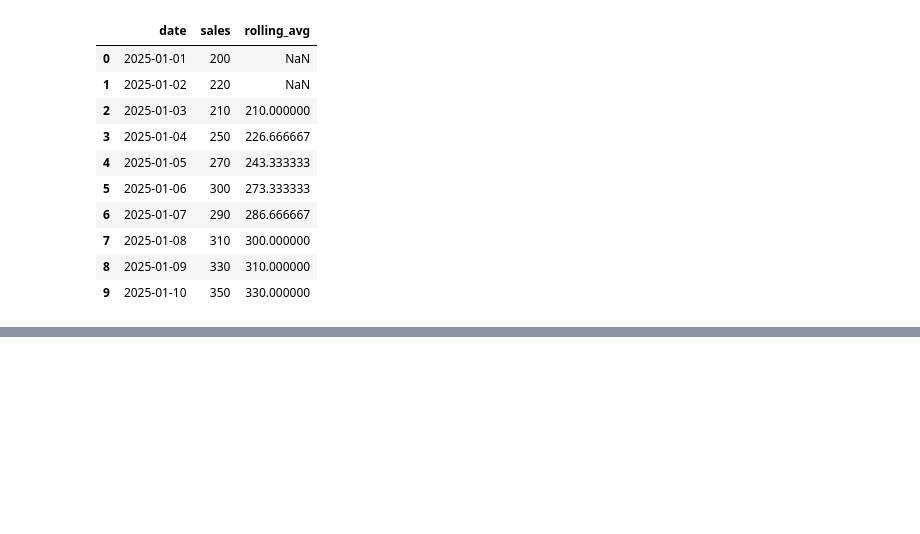
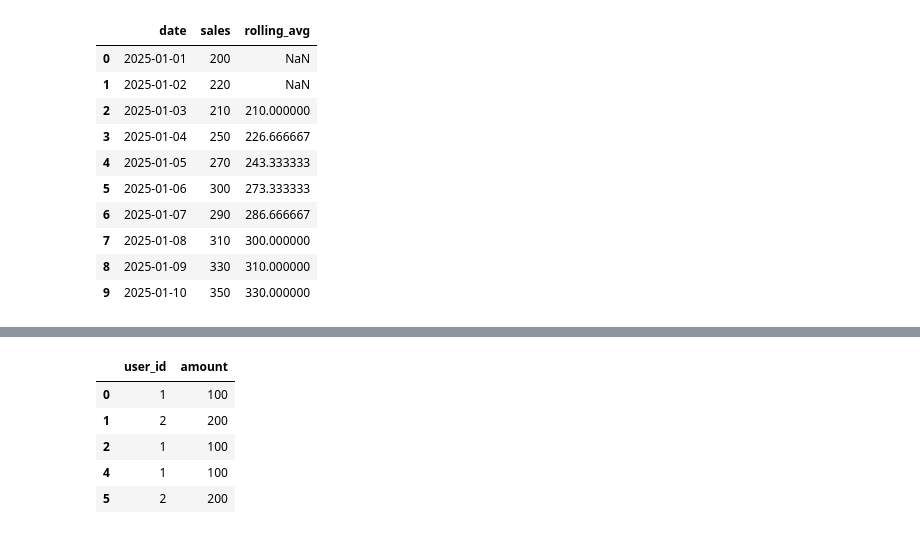
Before and after one commit to nikita98062/Python-Practice, a Jupyter notebook: data analysis coding interview questions.ipynb, the cells around one changed output, grey strips where cells are left out. Saved outputs shown, nothing was run; the diff lists cells and outputs as text; code cells hidden in the pictures; blank space fills up the shorter version.

```diff
--- a/data analysis coding interview questions.ipynb
+++ b/data analysis coding interview questions.ipynb
@@ -621,0 +641,10 @@ df
+# %%
+duplicate=df[df.duplicated(subset=['user_id','amount'],keep=False)]
+duplicate
+# %% [output]
+|  | user_id | amount |
+| 0 | 1 | 100 |
+| 1 | 2 | 200 |
+| 2 | 1 | 100 |
+| 4 | 1 | 100 |
+| 5 | 2 | 200 |
```
Also changed, not shown: parts of 4 cells of this notebook.
